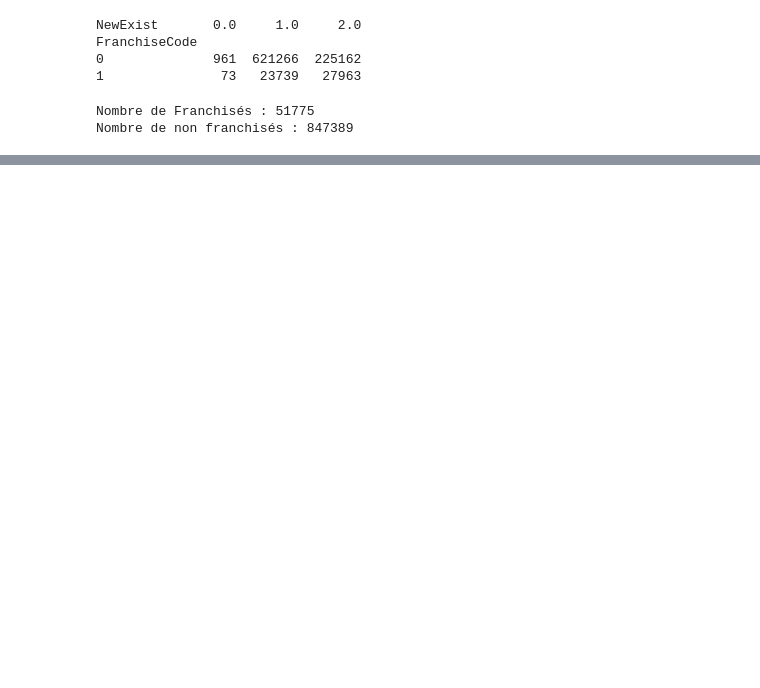
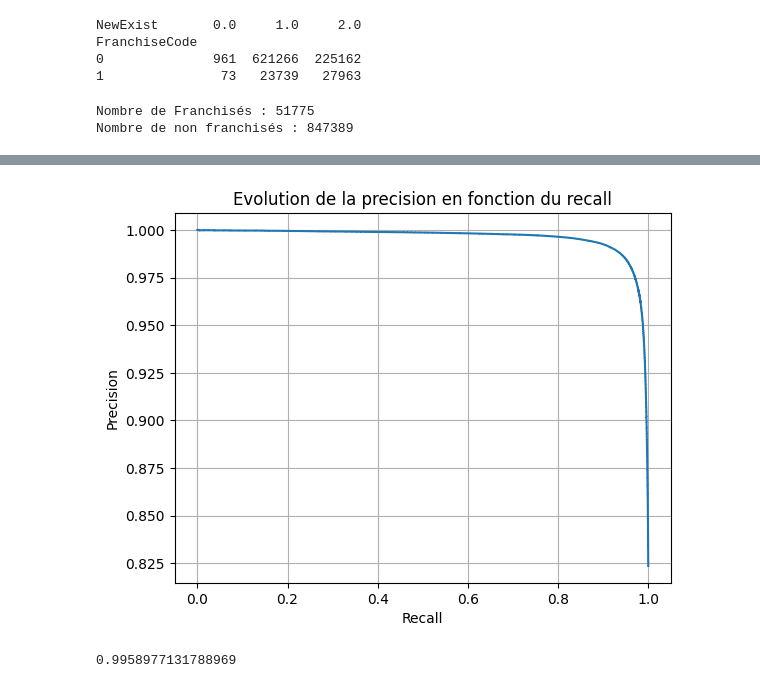
Before and after one commit to ElieLECAS/US_SBA, a Jupyter notebook: nettoyage.ipynb, the cells around one changed output, grey strips where cells are left out. Cells and saved outputs as stored; diff of their text form; code cells hidden in the pictures; blank space fills up the shorter version.

```diff
--- a/nettoyage.ipynb
+++ b/nettoyage.ipynb
@@ -488,0 +576,16 @@ dtype: int64
+# %%
+from sklearn.metrics import average_precision_score
+
+plt.plot(recalls_tr[:-1], precisions_tr[:-1])
+
+plt.title("Evolution de la precision en fonction du recall")
+plt.xlabel("Recall")
+plt.ylabel("Precision")
+plt.grid()
+plt.show()
+
+auc_pr = average_precision_score(y_train, y_scores_tr)
+display(auc_pr)
+# %% [output]
+[figure, added]
+0.9958977131788969
```
Also changed, not shown: parts of 16 cells of this notebook, 5 other files.
